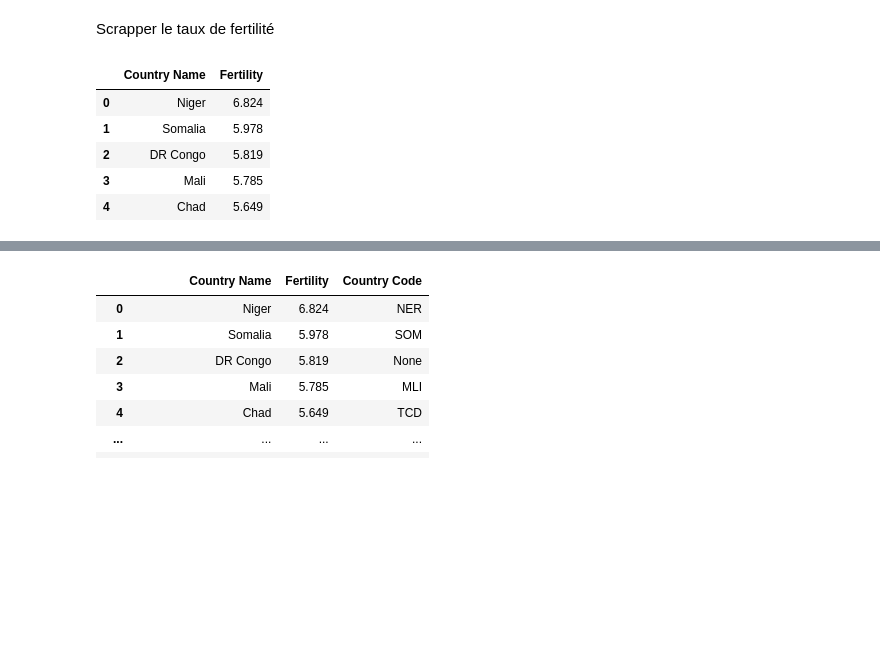
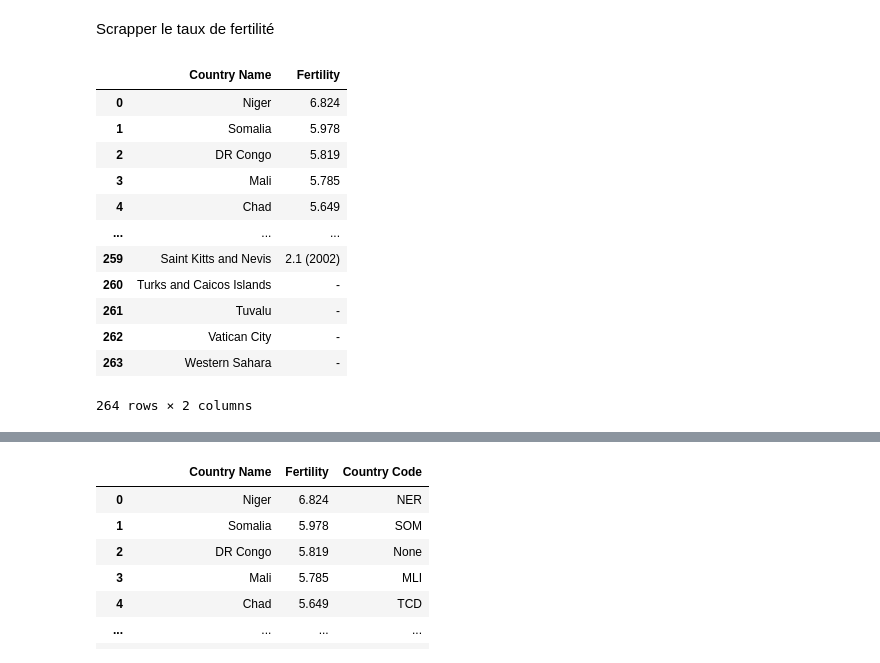
Before and after one commit to cmllbll/Gender-Inequalities-and-Development, a Jupyter notebook: Projet Python.ipynb, the cells around one changed output, grey strips where cells are left out. Drawn from its saved outputs; the diff is of its cells as text; code cells hidden in the pictures; blank space fills up the shorter version.

```diff
--- a/Projet Python.ipynb
+++ b/Projet Python.ipynb
@@ -164,14 +152,21 @@ Scrapper le taux de fertilité
 # %%
 df_taux_fertilité=pd.read_csv('data_natalité.csv')
 df_taux_fertilité.rename(columns={'Fertility Rate   In 2019 (Births/Woman)': 'Fertility'}, inplace=True)
-df_taux_fertilité.head(5)
+df_taux_fertilité
 # %% [output]
 |  | Country Name | Fertility |
 | 0 | Niger | 6.824 |
 | 1 | Somalia | 5.978 |
 | 2 | DR Congo | 5.819 |
 | 3 | Mali | 5.785 |
 | 4 | Chad | 5.649 |
+| ... | ... | ... |
+| 259 | Saint Kitts and Nevis | 2.1 (2002) |
+| 260 | Turks and Caicos Islands | - |
+| 261 | Tuvalu | - |
+| 262 | Vatican City | - |
+| 263 | Western Sahara | - |
+264 rows × 2 columns
 # %%
 #Fonction pour donnner le nom de code du pays des pays scrappés pour le taux de fertilité
 def code_pays(column):
```
Also changed, not shown: parts of 4 cells of this notebook.
